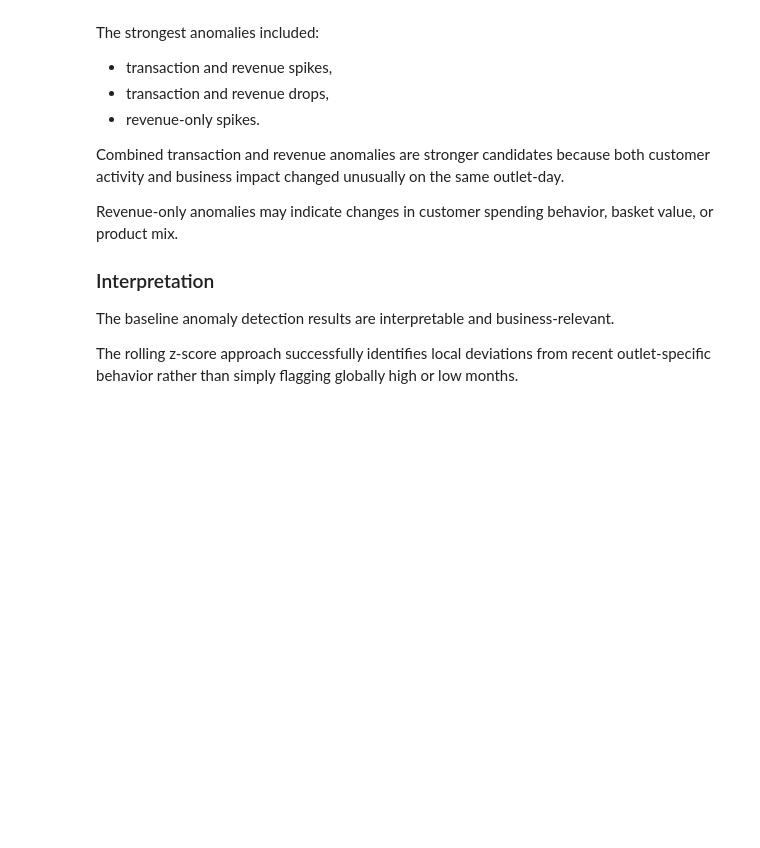
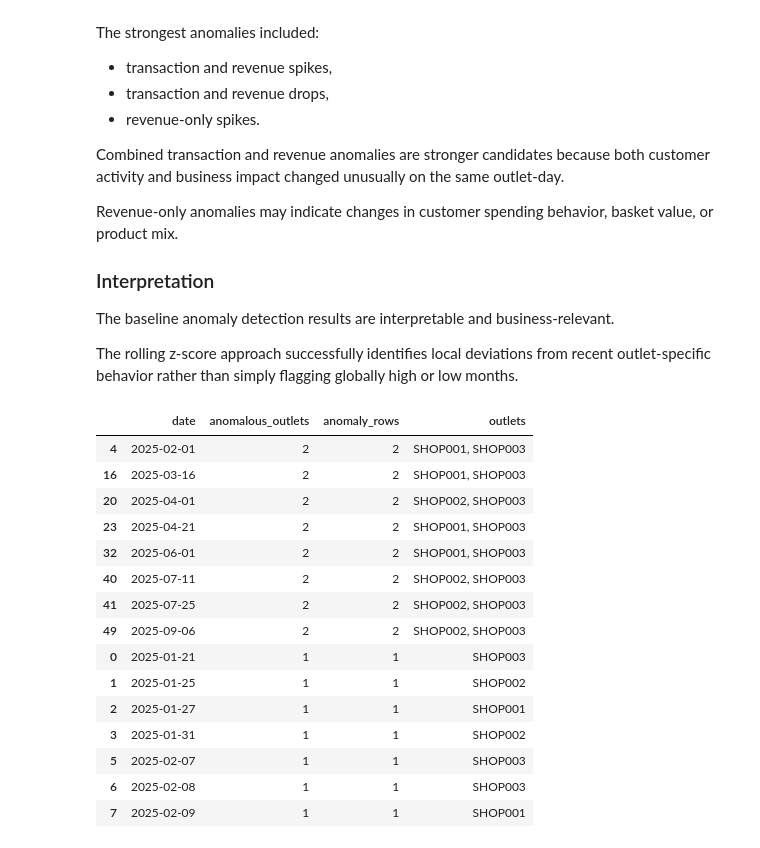
Before and after one commit to Marwanmans360/Sales-Anomaly-Detection-F-B, a Jupyter notebook: notebooks/04_baseline_anomaly_detection.ipynb, the cells around one changed output. Saved outputs shown, nothing was run; the diff lists cells and outputs as text; code cells hidden in the pictures; blank space fills up the shorter version.

```diff
--- a/notebooks/04_baseline_anomaly_detection.ipynb
+++ b/notebooks/04_baseline_anomaly_detection.ipynb
@@ -679,3 +679,34 @@ Revenue-only anomalies may indicate changes in customer spending behavior, baske
 The baseline anomaly detection results are interpretable and business-relevant.
 
 The rolling z-score approach successfully identifies local deviations from recent outlet-specific behavior rather than simply flagging globally high or low months.
+# %%
+anomaly_dates_summary = (
+    baseline_anomalies
+    .groupby("date")
+    .agg(
+        anomalous_outlets=("outlet", "nunique"),
+        anomaly_rows=("outlet", "count"),
+        outlets=("outlet", lambda x: ", ".join(sorted(x.unique())))
+    )
+    .reset_index()
+    .sort_values(["anomalous_outlets", "anomaly_rows"], ascending=False)
+)
+
+anomaly_dates_summary.head(15)
+# %% [output]
+|  | date | anomalous_outlets | anomaly_rows | outlets |
+| 4 | 2025-02-01 | 2 | 2 | SHOP001, SHOP003 |
+| 16 | 2025-03-16 | 2 | 2 | SHOP001, SHOP003 |
+| 20 | 2025-04-01 | 2 | 2 | SHOP002, SHOP003 |
+| 23 | 2025-04-21 | 2 | 2 | SHOP001, SHOP003 |
+| 32 | 2025-06-01 | 2 | 2 | SHOP001, SHOP003 |
+| 40 | 2025-07-11 | 2 | 2 | SHOP002, SHOP003 |
+| 41 | 2025-07-25 | 2 | 2 | SHOP002, SHOP003 |
+| 49 | 2025-09-06 | 2 | 2 | SHOP002, SHOP003 |
+| 0 | 2025-01-21 | 1 | 1 | SHOP003 |
+| 1 | 2025-01-25 | 1 | 1 | SHOP002 |
+| 2 | 2025-01-27 | 1 | 1 | SHOP001 |
+| 3 | 2025-01-31 | 1 | 1 | SHOP002 |
+| 5 | 2025-02-07 | 1 | 1 | SHOP003 |
+| 6 | 2025-02-08 | 1 | 1 | SHOP003 |
+| 7 | 2025-02-09 | 1 | 1 | SHOP001 |
```
Also changed, not shown: parts of 5 cells of this notebook, 11 other files.
